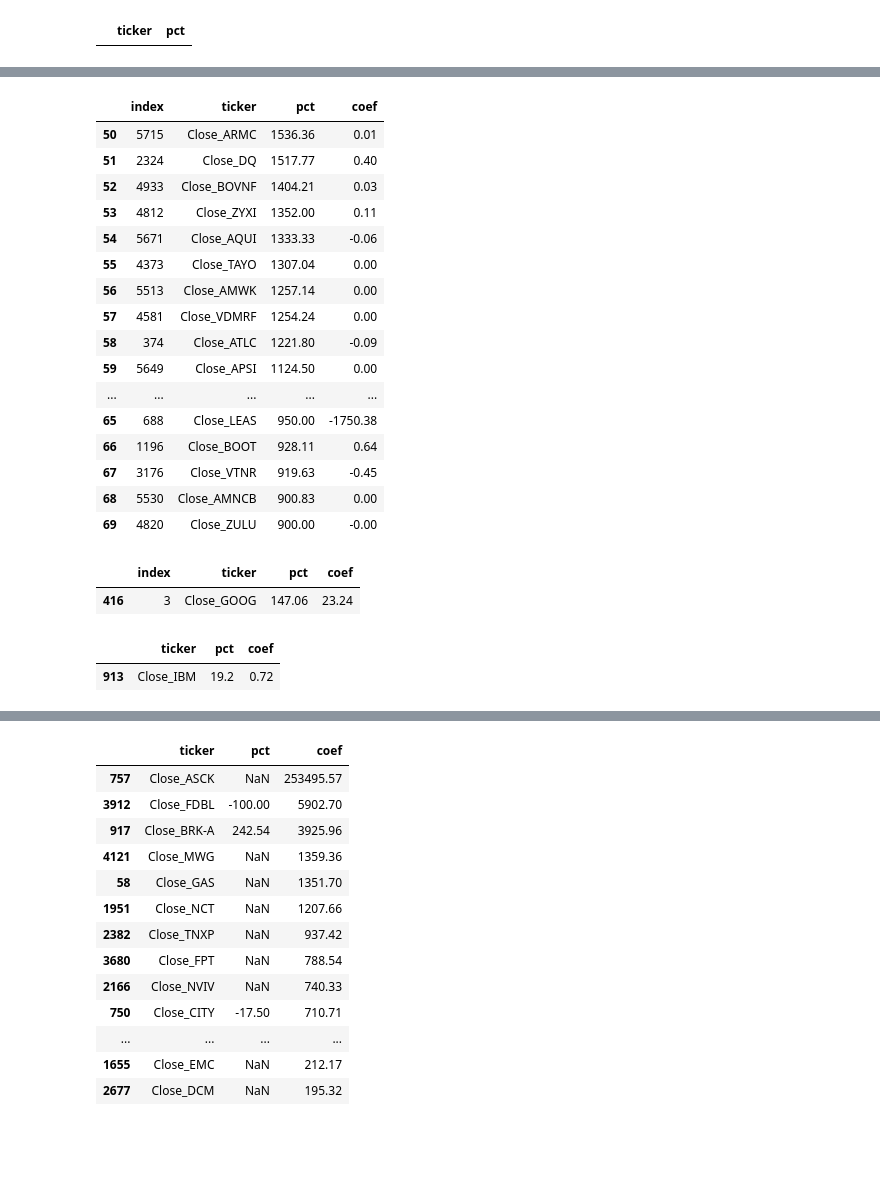
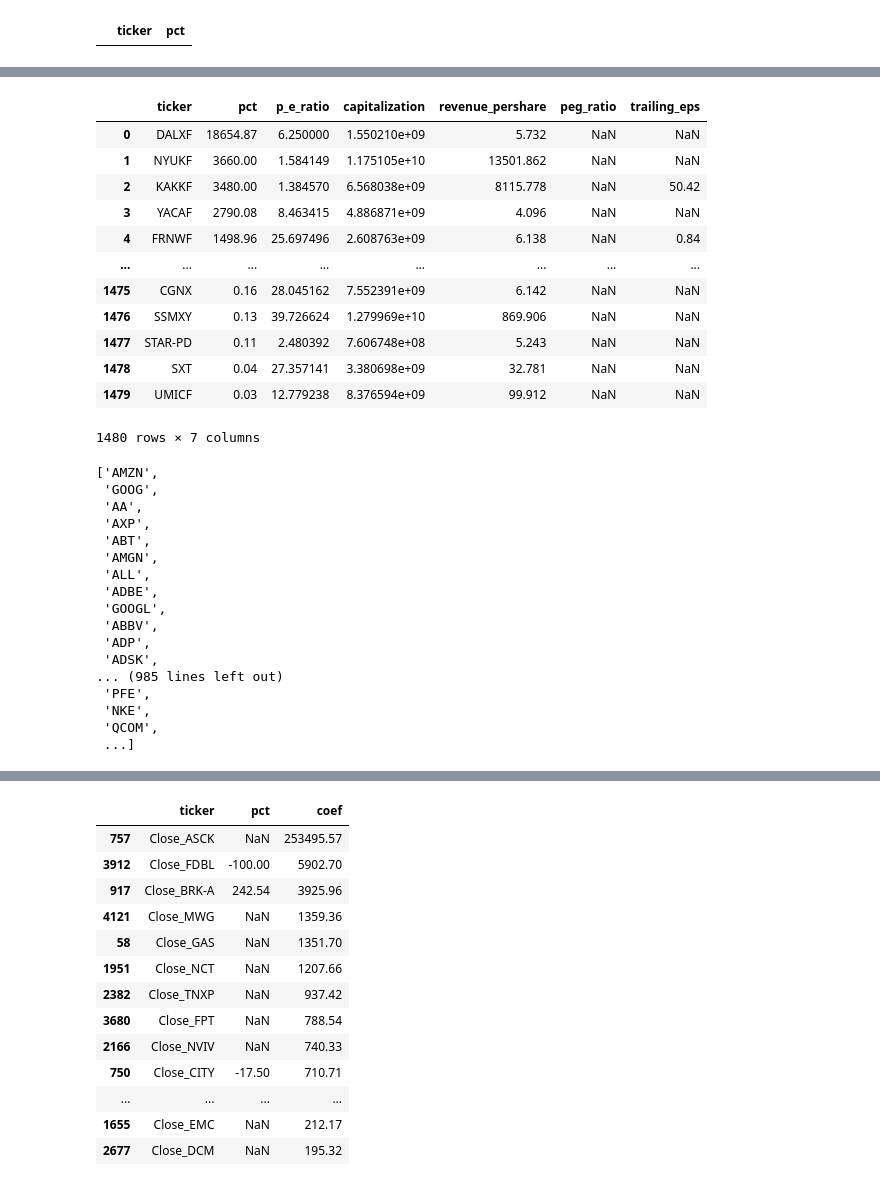
Before and after one commit to zolima97/stock_data_downloader, a Jupyter notebook: TRADING/gold_digger.ipynb, the cells around one changed output, grey strips where cells are left out. Cells and saved outputs as stored; diff of their text form; code cells hidden in the pictures; blank space fills up the shorter version.

```diff
--- a/TRADING/gold_digger.ipynb
+++ b/TRADING/gold_digger.ipynb
@@ -67,32 +143,25 @@ for indice, i in df.iterrows():
 # %%
 df_order_perc = df.sort_values(by = ["pct"], ascending = [False]).reset_index()
-# %%
-df_order_perc[50:70]
-# %% [output]
-|  | index | ticker | pct | coef |
-| 50 | 5715 | Close_ARMC | 1536.36 | 0.01 |
-| 51 | 2324 | Close_DQ | 1517.77 | 0.40 |
-| 52 | 4933 | Close_BOVNF | 1404.21 | 0.03 |
-| 53 | 4812 | Close_ZYXI | 1352.00 | 0.11 |
-| 54 | 5671 | Close_AQUI | 1333.33 | -0.06 |
-| 55 | 4373 | Close_TAYO | 1307.04 | 0.00 |
-| 56 | 5513 | Close_AMWK | 1257.14 | 0.00 |
-| 57 | 4581 | Close_VDMRF | 1254.24 | 0.00 |
-| 58 | 374 | Close_ATLC | 1221.80 | -0.09 |
-| 59 | 5649 | Close_APSI | 1124.50 | 0.00 |
-| ... | ... | ... | ... | ... |
-| 65 | 688 | Close_LEAS | 950.00 | -1750.38 |
-| 66 | 1196 | Close_BOOT | 928.11 | 0.64 |
-| 67 | 3176 | Close_VTNR | 919.63 | -0.45 |
-| 68 | 5530 | Close_AMNCB | 900.83 | 0.00 |
-| 69 | 4820 | Close_ZULU | 900.00 | -0.00 |
-# %%
-df_order_perc[df_order_perc["ticker"] == "Close_GOOG"]
-# %% [output]
-|  | index | ticker | pct | coef |
-| 416 | 3 | Close_GOOG | 147.06 | 23.24 |
-# %%
-df_order_perc[df_order_perc["ticker"] == "Close_IBM"]
-# %% [output]
-|  | ticker | pct | coef |
-| 913 | Close_IBM | 19.2 | 0.72 |
+# %%
+df_order_perc_filtered = df.merge(df_order_perc_filtered, how = "left", on ="ticker")
+# %%
+df_order_perc_filtered = df_order_perc_filtered.loc[(df_order_perc_filtered["pct"] > 0)
+                  & (df_order_perc_filtered["p_e_ratio"] >1)
+                  & (df_order_perc_filtered["p_e_ratio"] <200)
+                  & (df_order_perc_filtered["capitalization"] > 100000000)].sort_values(by = "pct", ascending = False).reset_index(drop = True)
+# %%
+df_order_perc_filtered
+# %% [output]
+|  | ticker | pct | p_e_ratio | capitalization | revenue_pershare | peg_ratio | trailing_eps |
+| 0 | DALXF | 18654.87 | 6.250000 | 1.550210e+09 | 5.732 | NaN | NaN |
+| 1 | NYUKF | 3660.00 | 1.584149 | 1.175105e+10 | 13501.862 | NaN | NaN |
+| 2 | KAKKF | 3480.00 | 1.384570 | 6.568038e+09 | 8115.778 | NaN | 50.42 |
+| 3 | YACAF | 2790.08 | 8.463415 | 4.886871e+09 | 4.096 | NaN | NaN |
+| 4 | FRNWF | 1498.96 | 25.697496 | 2.608763e+09 | 6.138 | NaN | 0.84 |
+| ... | ... | ... | ... | ... | ... | ... | ... |
+| 1475 | CGNX | 0.16 | 28.045162 | 7.552391e+09 | 6.142 | NaN | NaN |
+| 1476 | SSMXY | 0.13 | 39.726624 | 1.279969e+10 | 869.906 | NaN | NaN |
+| 1477 | STAR-PD | 0.11 | 2.480392 | 7.606748e+08 | 5.243 | NaN | NaN |
+| 1478 | SXT | 0.04 | 27.357141 | 3.380698e+09 | 32.781 | NaN | NaN |
+| 1479 | UMICF | 0.03 | 12.779238 | 8.376594e+09 | 99.912 | NaN | NaN |
+1480 rows × 7 columns
@@ -98,0 +171,25 @@ df_order_perc[df_order_perc["ticker"] == "Close_IBM"]
+# %%
+def intersection(lst1, lst2):
+    lst3 = [value for value in lst1 if value in lst2]
+    return lst3
+
+# Driver Code
+intersection(list(df["ticker"]), (stock_order.columns))
+# %% [output]
+['AMZN',
+ 'GOOG',
+ 'AA',
+ 'AXP',
+ 'ABT',
+ 'AMGN',
+ 'ALL',
+ 'ADBE',
+ 'GOOGL',
+ 'ABBV',
+ 'ADP',
+ 'ADSK',
+... (985 lines left out)
+ 'PFE',
+ 'NKE',
+ 'QCOM',
+ ...]
```
Also changed, not shown: parts of 31 cells of this notebook, 2 other files.
